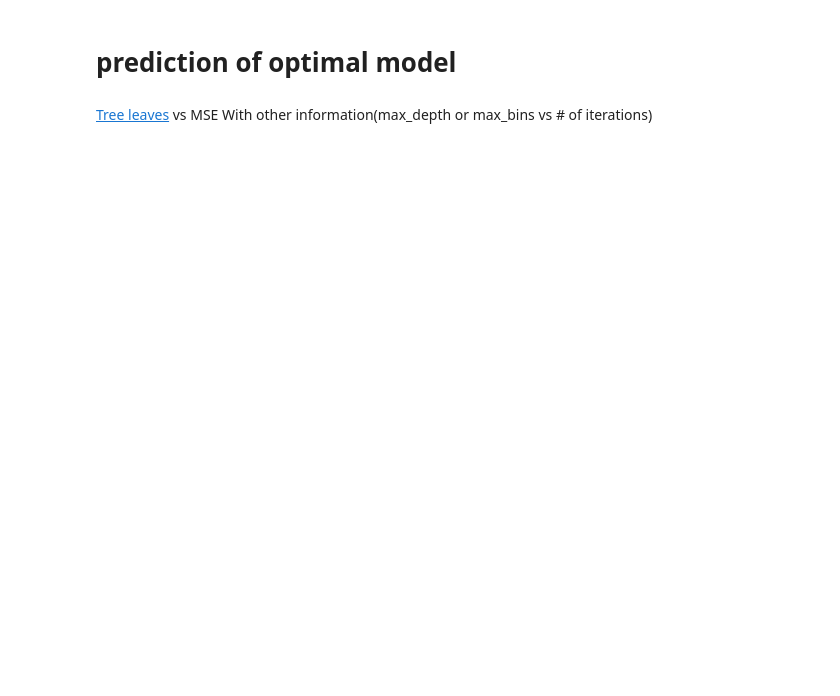
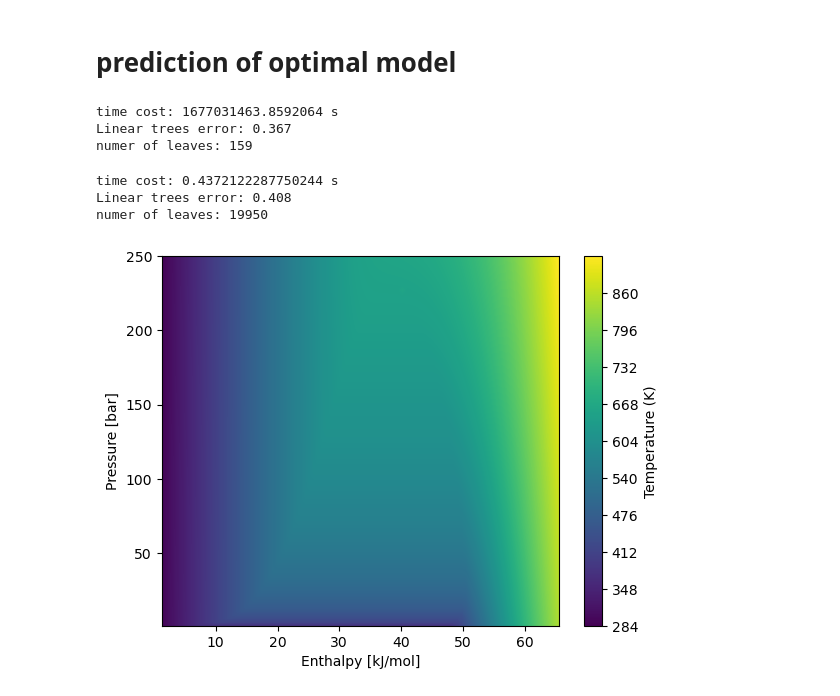
Before and after one commit to linshumeng/OMLT_ML, a Jupyter notebook: LightGBM_thermo.ipynb, the cells around one changed output. Cells and saved outputs as stored; diff of their text form; code cells hidden in the pictures; blank space fills up the shorter version.

```diff
--- a/LightGBM_thermo.ipynb
+++ b/LightGBM_thermo.ipynb
@@ -389,5 +384,68 @@ plt.legend(labels=['LightGBM', 'linear-tree'])
 # %% [markdown]
 # prediction of optimal model
-# %% [markdown]
-[Tree leaves](https://www.programiz.com/dsa/full-binary-tree) vs MSE
-With other information(max_depth or max_bins vs # of iterations)
+# %%
+time_start = time.time()
+regr = LinearTreeRegressor(LinearRegression(), criterion='mse', max_bins=60,
+                           min_samples_leaf=8, max_depth=10, min_impurity_decrease=0.1)
+regr.fit(X_train, y_train)
+time_end = time.time()
+print('time cost:', time_end, 's')
+y_pred_linear = regr.predict(X_test)
+print(f"Linear trees error: {round(mean_squared_error(y_test, y_pred_linear), 3)}")
+
+print('numer of leaves:', len(regr.summary(only_leaves=True)))
+# %% [output]
+time cost: 1677031463.8592064 s
+Linear trees error: 0.367
+numer of leaves: 159
+# %%
+lgb_dic = {}
+train_data_linear = lgb.Dataset(
+    X_train, label=y_train, params={'linear_tree': True, })
+params = {
+    "objective": "regression",
+    "metric": "rmse",
+    "learning_rate": 0.2,
+    'num_leaves': 100,
+    "verbosity": -1,
+    'min_samples_leaf': 8,
+    'max_bin': 60,
+    'num_iterations': 100,
+    'max_depth': 10,
+}
+time_start = time.time()
+model_linear = lgb.train(params, train_data_linear)
+time_end = time.time()
+print('time cost:', time_end - time_start, 's')
+y_pred_linear = model_linear.predict(X_test)
+print(
+    f"Linear trees error: {round(mean_squared_error(y_test, y_pred_linear),3)}")
+df = model_linear.trees_to_dataframe()
+# len(df[df["right_child"].isnull()]) == len(
+#     df[df["left_child"].isnull()]) == len(df[df["decision_type"].isnull()])
+print('numer of leaves:', 2 * len(df[df["right_child"].isnull()]))
+# %% [output]
+time cost: 0.4372122287750244 s
+Linear trees error: 0.408
+numer of leaves: 19950
+# %%
+df = pd.read_csv('data/PHTSV_Table_HMAX_Adjusted.csv')
+x = df['H(J/mol)'] / 1000
+x = np.array(x)
+x.shape = (100, 100)
+
+y = df['P(Pa)'] / 100000
+y = np.array(y)
+y.shape = (100, 100)
+
+z = df['T(K)']
+z = np.array(z)
+z.shape = (100, 100)
+
+plt.contourf(x, y, z, 1000)
+plt.ylabel('Pressure [bar]')
+plt.xlabel('Enthalpy [kJ/mol]')
+plt.colorbar(label='Temperature (K)')
+plt.show()
+# %% [output]
+[figure, added]
```
Also changed, not shown: parts of 12 cells of this notebook.
